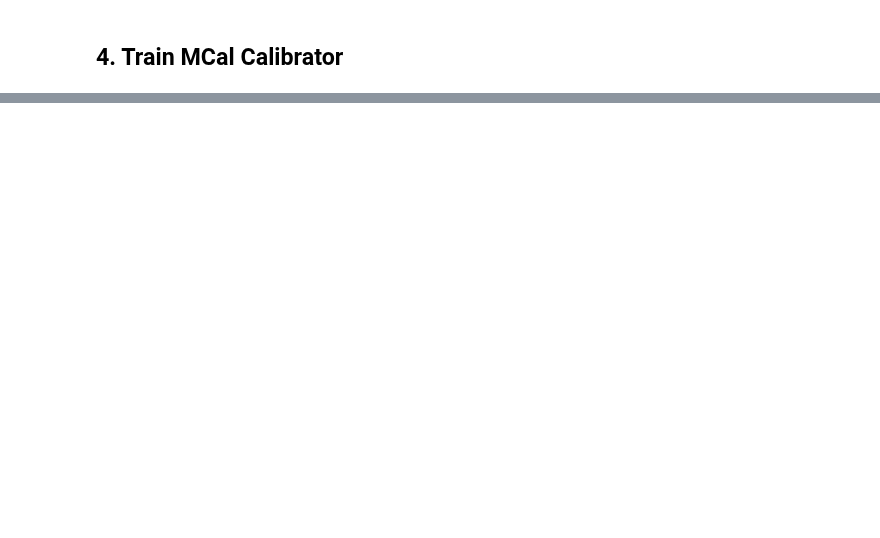
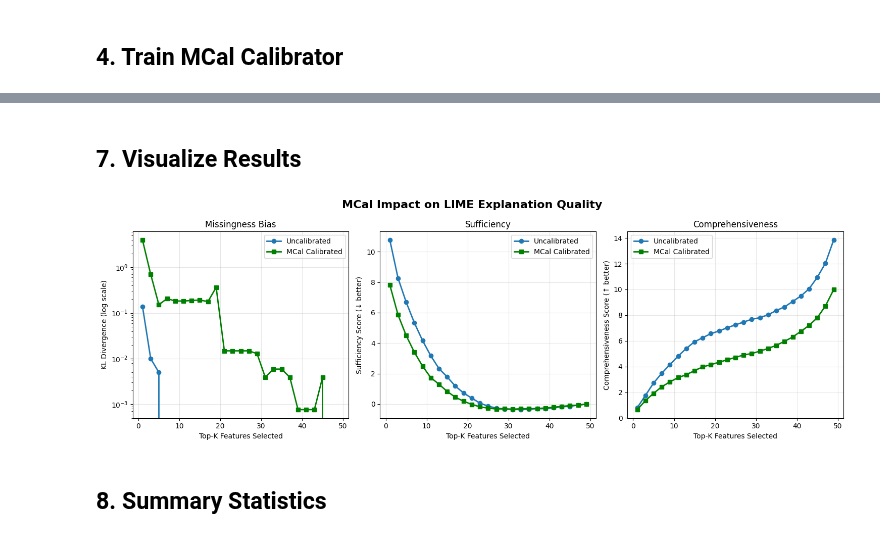
Before and after one commit to ShaileshSridhar2403/MCal, a Jupyter notebook: experiments/mcal_improves_mri.ipynb, the cells around one changed output, grey strips where cells are left out. Drawn from its saved outputs; the diff is of its cells as text; code cells hidden in the pictures; blank space fills up the shorter version.

```diff
--- a/experiments/mcal_improves_mri.ipynb
+++ b/experiments/mcal_improves_mri.ipynb
@@ -611,0 +410,13 @@ The improvements are most pronounced for smaller k values (higher ablation rates
+# %%
+# Initialize metrics
+kl_metric = ImageKLDivergence(n_classes=4)
+suff_metric = ImageSufficiency(patch_size=config['patch_size'], image_size=224)
+comp_metric = ImageComprehensiveness(patch_size=config['patch_size'], image_size=224)
+
+# Initialize results storage
+results = {
+    'k_values': config['k_values'],
+    'missingness_bias': {'uncal': [], 'calib': []},
+    'sufficiency': {'uncal': [], 'calib': []},
+    'comprehensiveness': {'uncal': [], 'calib': []}
+}
@@ -611,0 +474,43 @@ The improvements are most pronounced for smaller k values (higher ablation rates
+# %% [markdown]
+## 7. Visualize Results
+# %%
+# Create plots
+fig, axes = plt.subplots(1, 3, figsize=(15, 5))
+
+k_vals = config['k_values']
+
+# Plot 1: Missingness Bias
+axes[0].plot(k_vals, results['missingness_bias']['uncal'], 'o-', label='Uncalibrated', linewidth=2)
+axes[0].plot(k_vals, results['missingness_bias']['calib'], 's-', label='MCal Calibrated', color='green', linewidth=2)
+axes[0].set_xlabel('Top-K Features Selected')
+axes[0].set_ylabel('KL Divergence (log scale)')
+axes[0].set_title('Missingness Bias')
+axes[0].legend()
+axes[0].grid(True, alpha=0.3)
+axes[0].set_yscale('log')
+
+# Plot 2: Sufficiency
+axes[1].plot(k_vals, results['sufficiency']['uncal'], 'o-', label='Uncalibrated', linewidth=2)
+axes[1].plot(k_vals, results['sufficiency']['calib'], 's-', label='MCal Calibrated', color='green', linewidth=2)
+axes[1].set_xlabel('Top-K Features Selected')
+axes[1].set_ylabel('Sufficiency Score (↓ better)')
+axes[1].set_title('Sufficiency')
+axes[1].legend()
+axes[1].grid(True, alpha=0.3)
+
+# Plot 3: Comprehensiveness
+axes[2].plot(k_vals, results['comprehensiveness']['uncal'], 'o-', label='Uncalibrated', linewidth=2)
+axes[2].plot(k_vals, results['comprehensiveness']['calib'], 's-', label='MCal Calibrated', color='green', linewidth=2)
+axes[2].set_xlabel('Top-K Features Selected')
+axes[2].set_ylabel('Comprehensiveness Score (↑ better)')
+axes[2].set_title('Comprehensiveness')
+axes[2].legend()
+axes[2].grid(True, alpha=0.3)
+
+plt.suptitle('MCal Impact on LIME Explanation Quality', fontsize=16, fontweight='bold')
+plt.tight_layout()
+plt.show()
+# %% [output]
+[figure, added]
+# %% [markdown]
+## 8. Summary Statistics
```
Also changed, not shown: parts of 40 cells of this notebook, 3 other files.
